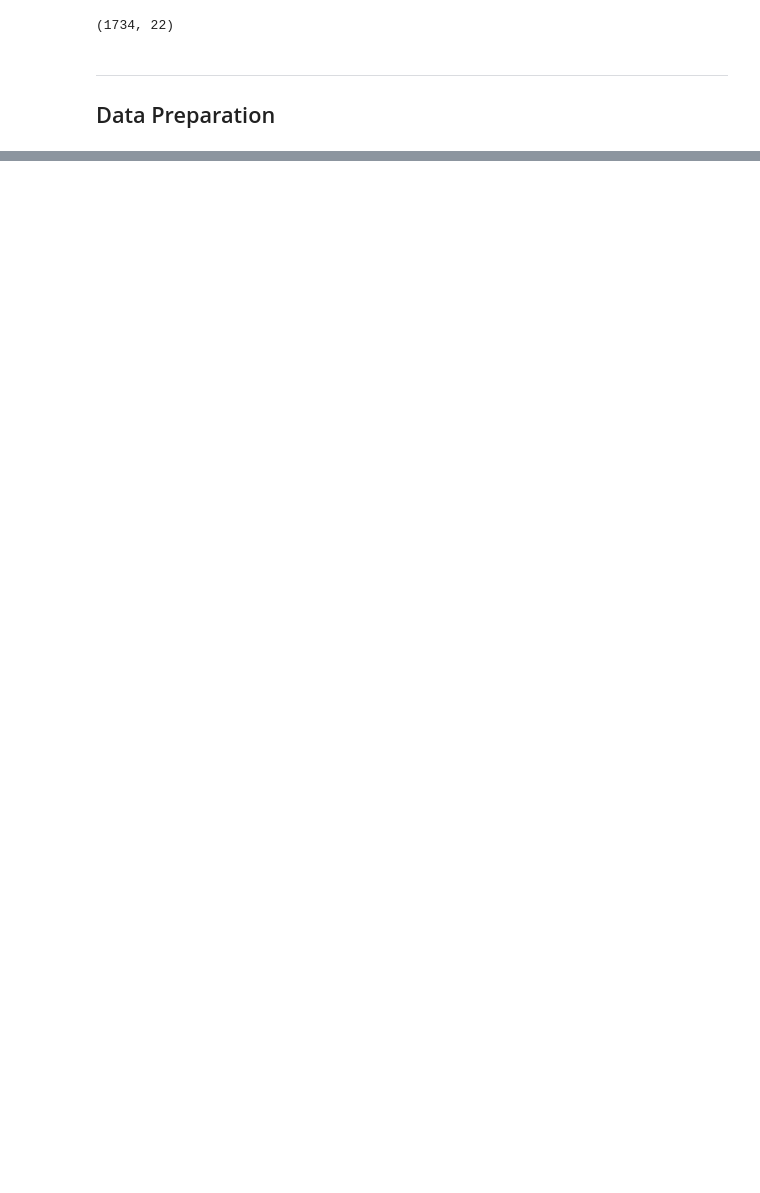
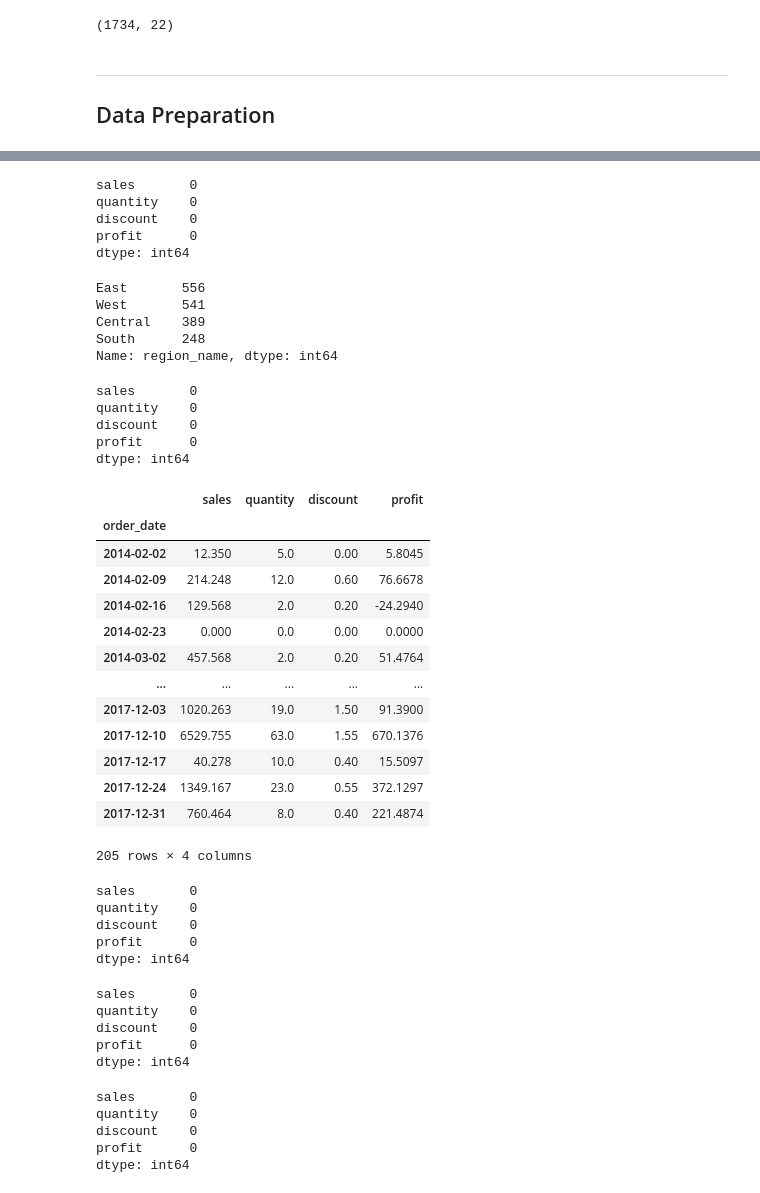
Before and after one commit to Innis-Superstore-Sales/time-series-project, a Jupyter notebook: wrangle.ipynb, the cells around one changed output, grey strips where cells are left out. Saved outputs shown, nothing was run; the diff lists cells and outputs as text; code cells hidden in the pictures; blank space fills up the shorter version.

```diff
--- a/wrangle.ipynb
+++ b/wrangle.ipynb
@@ -109,0 +217,16 @@ Cacheing data.
+# %%
+by_week.asfreq("W").isnull().sum()
+# %% [output]
+sales       0
+quantity    0
+discount    0
+profit      0
+dtype: int64
+# %%
+superstore.region_name.value_counts()
+# %% [output]
+East       556
+West       541
+Central    389
+South      248
+Name: region_name, dtype: int64
@@ -109,0 +235,2 @@ Cacheing data.
+# %%
+supertore_west = superstore[superstore.region_name == "West"]
@@ -109,0 +243,2 @@ Cacheing data.
+# %%
+west_by_week = supertore_west.resample('W').sum()
@@ -109,0 +249,49 @@ Cacheing data.
+# %%
+west_by_week.asfreq('W').isnull().sum()
+# %% [output]
+sales       0
+quantity    0
+discount    0
+profit      0
+dtype: int64
+# %%
+west_by_week
+# %% [output]
+|  | sales | quantity | discount | profit |
+| order_date |  |  |  |  |
+| 2014-02-02 | 12.350 | 5.0 | 0.00 | 5.8045 |
+| 2014-02-09 | 214.248 | 12.0 | 0.60 | 76.6678 |
+| 2014-02-16 | 129.568 | 2.0 | 0.20 | -24.2940 |
+| 2014-02-23 | 0.000 | 0.0 | 0.00 | 0.0000 |
+| 2014-03-02 | 457.568 | 2.0 | 0.20 | 51.4764 |
+| ... | ... | ... | ... | ... |
+| 2017-12-03 | 1020.263 | 19.0 | 1.50 | 91.3900 |
+| 2017-12-10 | 6529.755 | 63.0 | 1.55 | 670.1376 |
+| 2017-12-17 | 40.278 | 10.0 | 0.40 | 15.5097 |
+| 2017-12-24 | 1349.167 | 23.0 | 0.55 | 372.1297 |
+| 2017-12-31 | 760.464 | 8.0 | 0.40 | 221.4874 |
+205 rows × 4 columns
+# %%
+east_by_week.asfreq('W').isnull().sum()
+# %% [output]
+sales       0
+quantity    0
+discount    0
+profit      0
+dtype: int64
+# %%
+central_by_week.asfreq('W').isnull().sum()
+# %% [output]
+sales       0
+quantity    0
+discount    0
+profit      0
+dtype: int64
+# %%
+south_by_week.asfreq('W').isnull().sum()
+# %% [output]
+sales       0
+quantity    0
+discount    0
+profit      0
+dtype: int64
```
Also changed, not shown: parts of 22 cells of this notebook.
